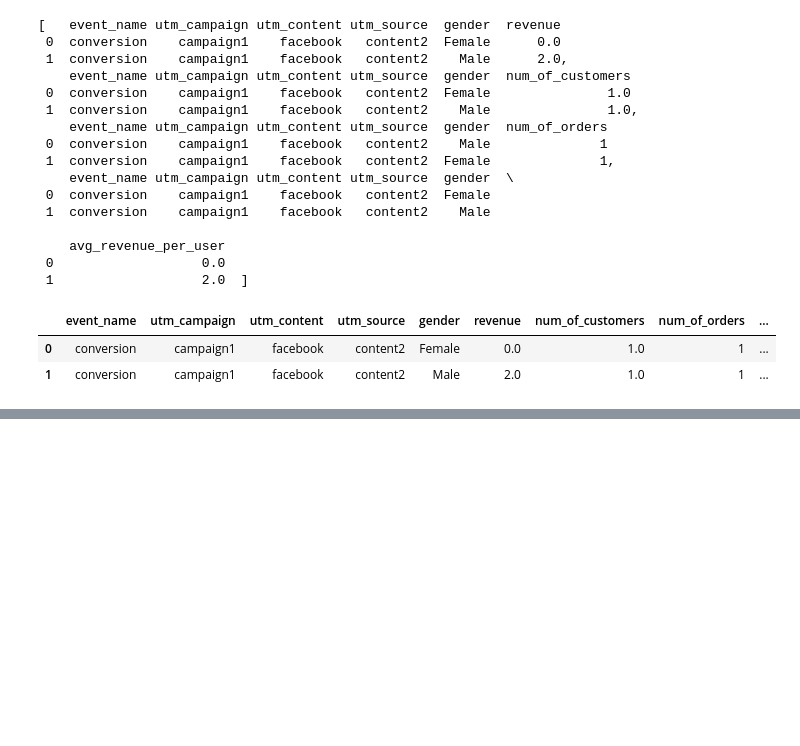
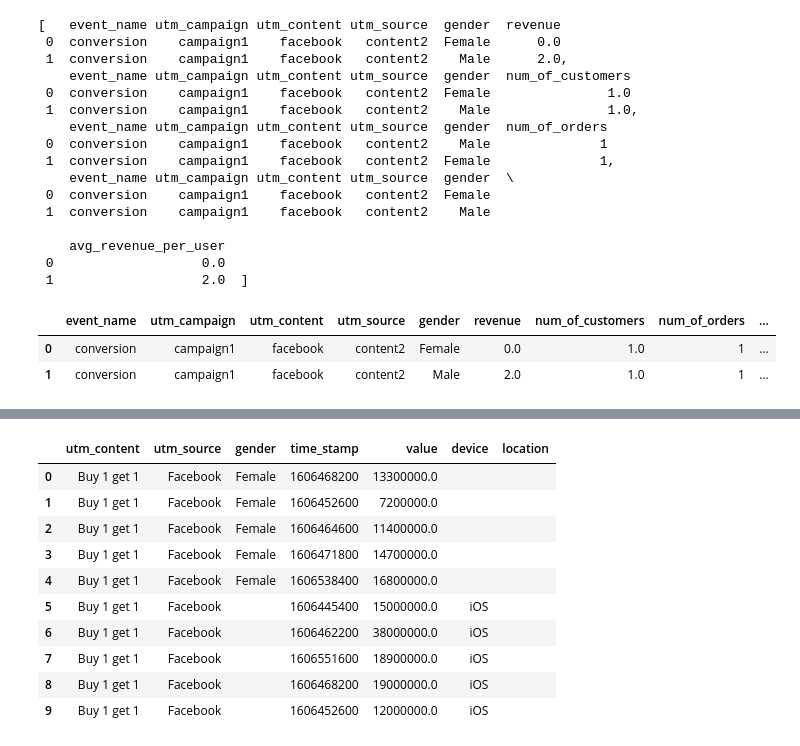
Before and after one commit to chile0101/ClickHouse, a Jupyter notebook: event-processing-db/play_features/campaign/campaign_metrics_ts.ipynb, the cells around one changed output, grey strips where cells are left out. Saved outputs shown, nothing was run; the diff lists cells and outputs as text; code cells hidden in the pictures; blank space fills up the shorter version.

```diff
--- a/event-processing-db/play_features/campaign/campaign_metrics_ts.ipynb
+++ b/event-processing-db/play_features/campaign/campaign_metrics_ts.ipynb
@@ -181,0 +230,16 @@ df_merged
+# %%
+df1 = df.fillna('')
+# %%
+df1
+# %% [output]
+|  | utm_content | utm_source | gender | time_stamp | value | device | location |
+| 0 | Buy 1 get 1 | Facebook | Female | 1606468200 | 13300000.0 |  |  |
+| 1 | Buy 1 get 1 | Facebook | Female | 1606452600 | 7200000.0 |  |  |
+| 2 | Buy 1 get 1 | Facebook | Female | 1606464600 | 11400000.0 |  |  |
+| 3 | Buy 1 get 1 | Facebook | Female | 1606471800 | 14700000.0 |  |  |
+| 4 | Buy 1 get 1 | Facebook | Female | 1606538400 | 16800000.0 |  |  |
+| 5 | Buy 1 get 1 | Facebook |  | 1606445400 | 15000000.0 | iOS |  |
+| 6 | Buy 1 get 1 | Facebook |  | 1606462200 | 38000000.0 | iOS |  |
+| 7 | Buy 1 get 1 | Facebook |  | 1606551600 | 18900000.0 | iOS |  |
+| 8 | Buy 1 get 1 | Facebook |  | 1606468200 | 19000000.0 | iOS |  |
+| 9 | Buy 1 get 1 | Facebook |  | 1606452600 | 12000000.0 | iOS |  |
```
Also changed, not shown: parts of 30 cells of this notebook, 18 other files.
